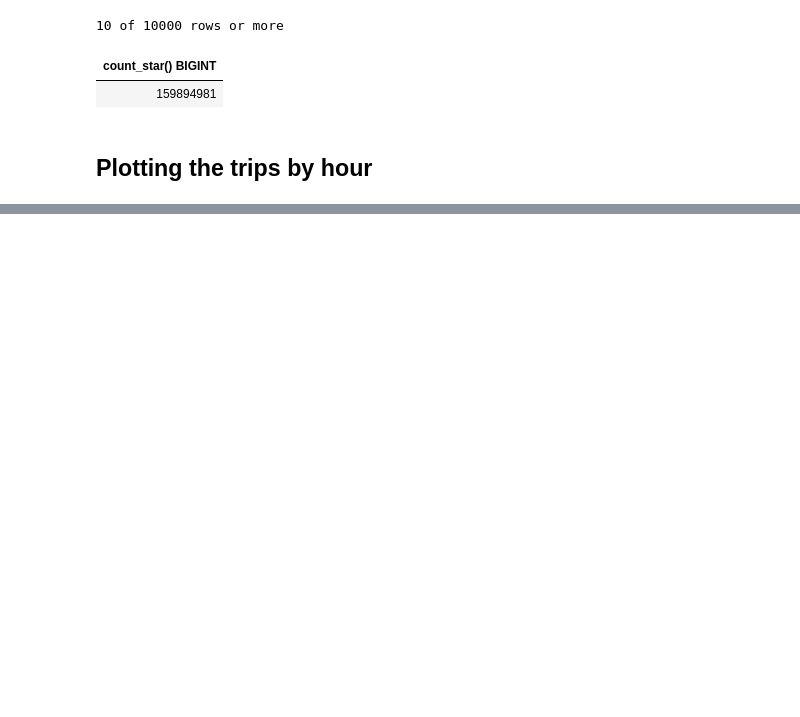
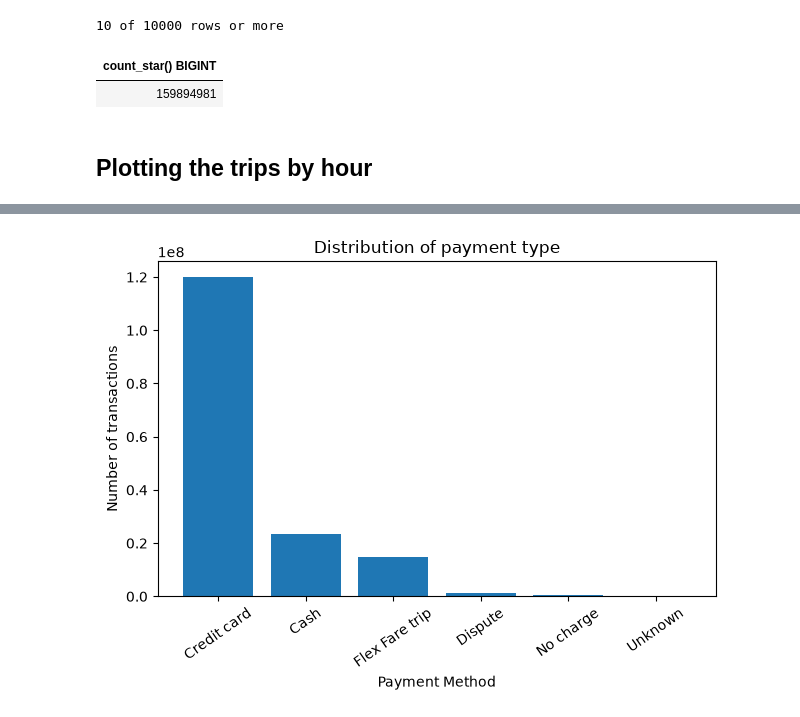
Before and after one commit to ajinikhil/NYC_jaune_taxi_analysis, a Jupyter notebook: NYC_jaune_taxi_analysis/analysis/cleaning.ipynb, the cells around one changed output, grey strips where cells are left out. Saved outputs shown, nothing was run; the diff lists cells and outputs as text; code cells hidden in the pictures; blank space fills up the shorter version.

```diff
--- a/NYC_jaune_taxi_analysis/analysis/cleaning.ipynb
+++ b/NYC_jaune_taxi_analysis/analysis/cleaning.ipynb
@@ -132,0 +195,8 @@ TypeError: plot() got an unexpected keyword argument 'x'
+# %%
+pay_methd = duckdb.sql("""
+                        SELECT
+                            payment_type AS payment_method
+                        FROM
+                            df1
+                        """).df()
+pay_methd
@@ -132,0 +217,3 @@ TypeError: plot() got an unexpected keyword argument 'x'
+# %%
+pay_type_count = pay_methd["payment_method"].value_counts()
+pay_type_count
@@ -132,0 +229,22 @@ TypeError: plot() got an unexpected keyword argument 'x'
+# %%
+payment_labels = {
+    0: "Flex Fare trip",
+    1: "Credit card",
+    2: "Cash",
+    3: "No charge",
+    4: "Dispute",
+    5: "Unknown",
+    6: "Voided trip"
+}
+
+plt.bar(
+    pay_type_count.index.map(payment_labels),
+    pay_type_count.values
+    )
+plt.xlabel("Payment Method")
+plt.ylabel("Number of transactions")
+plt.title("Distribution of payment type")
+plt.xticks(rotation=35)
+plt.tight_layout()
+# %% [output]
+[figure, added]
```
Also changed, not shown: parts of 13 cells of this notebook.
